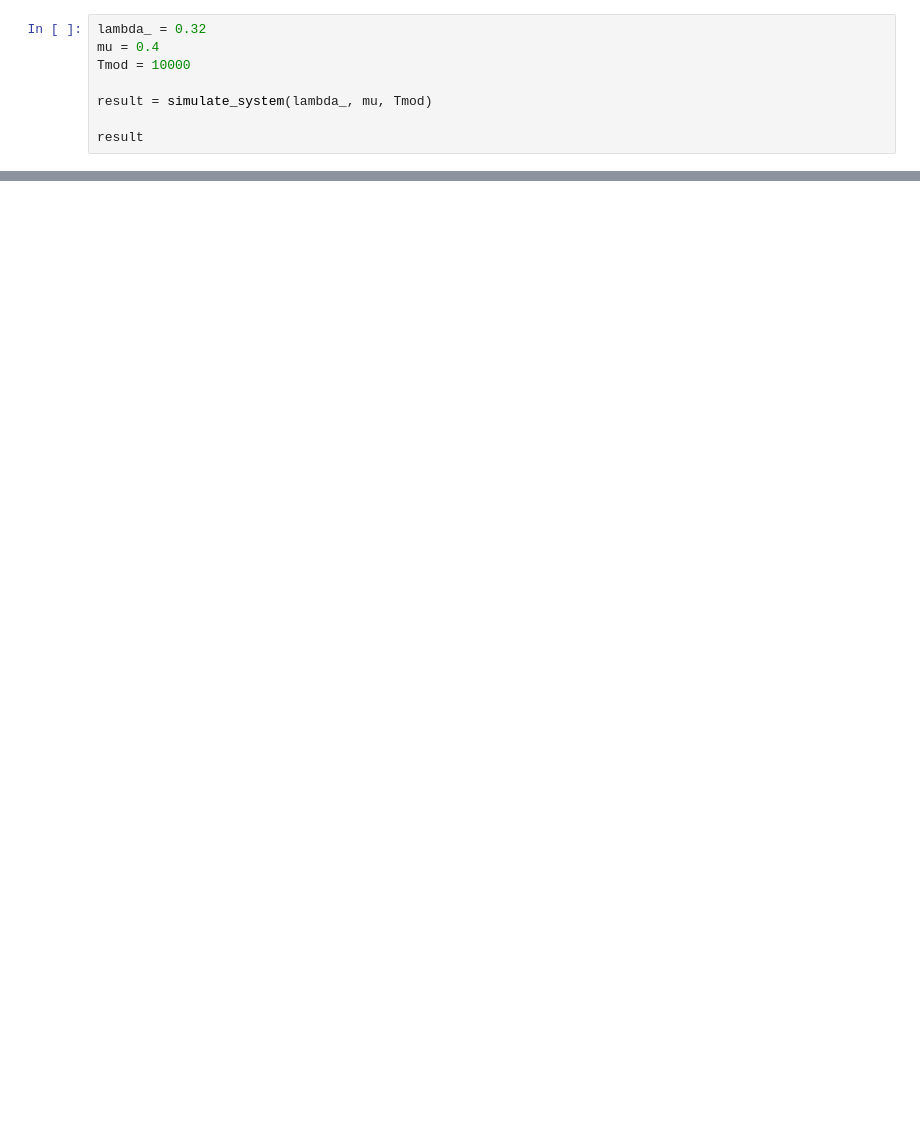
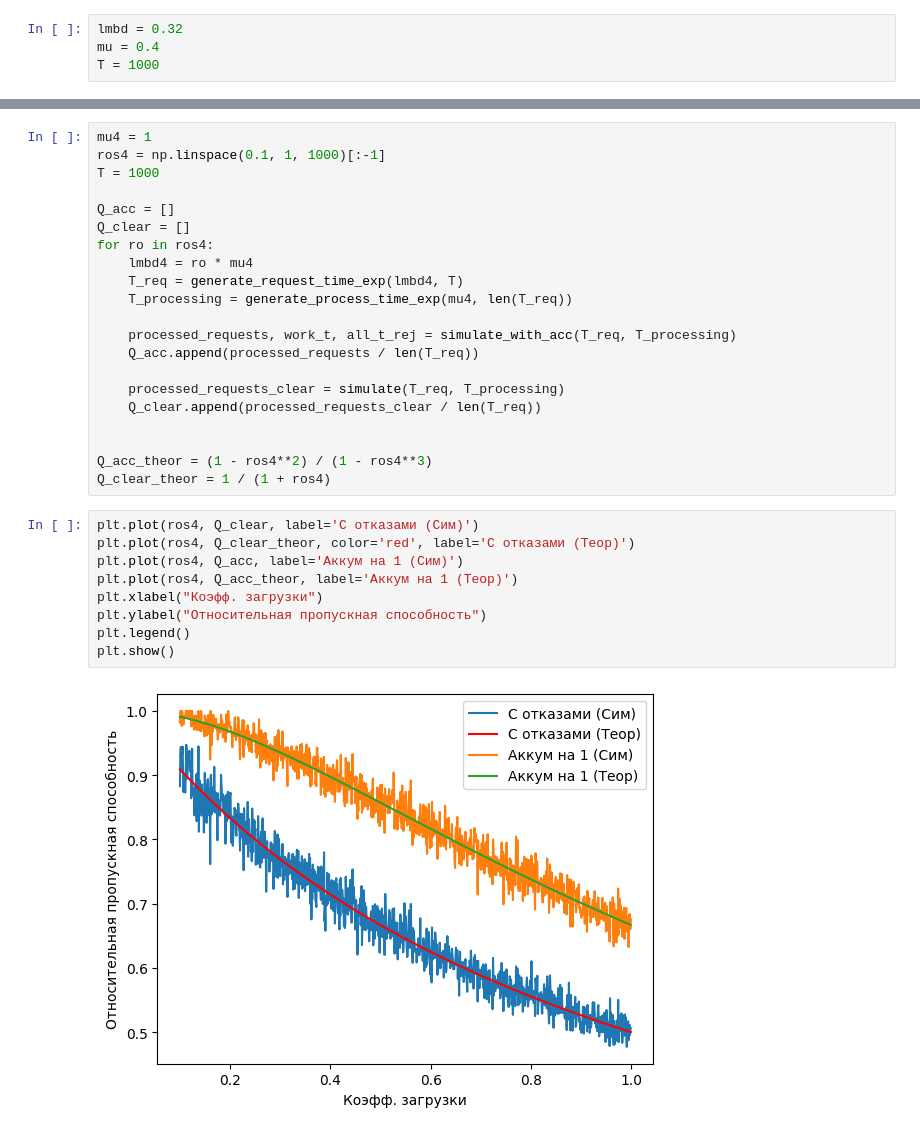
Before and after one commit to Sypoo1/mtuci-highload, a Jupyter notebook: lab6/Lab6.ipynb, the cells around one changed output, grey strips where cells are left out. Cells and saved outputs as stored; diff of their text form; blank space fills up the shorter version.

```diff
--- a/lab6/Lab6.ipynb
+++ b/lab6/Lab6.ipynb
@@ -95,8 +54,4 @@ def simulate_system(lambda_, mu, Tmod):
 # %%
-lambda_ = 0.32
+lmbd = 0.32
 mu = 0.4
-Tmod = 10000
-
-result = simulate_system(lambda_, mu, Tmod)
-
-result
+T = 1000
@@ -266,0 +153,32 @@ plt.show()
+# %%
+mu4 = 1
+ros4 = np.linspace(0.1, 1, 1000)[:-1]
+T = 1000
+
+Q_acc = []
+Q_clear = []
+for ro in ros4:
+    lmbd4 = ro * mu4
+    T_req = generate_request_time_exp(lmbd4, T)
+    T_processing = generate_process_time_exp(mu4, len(T_req))
+
+    processed_requests, work_t, all_t_rej = simulate_with_acc(T_req, T_processing)
+    Q_acc.append(processed_requests / len(T_req))
+
+    processed_requests_clear = simulate(T_req, T_processing)
+    Q_clear.append(processed_requests_clear / len(T_req))
+
+
+Q_acc_theor = (1 - ros4**2) / (1 - ros4**3)
+Q_clear_theor = 1 / (1 + ros4)
+# %%
+plt.plot(ros4, Q_clear, label='С отказами (Сим)')
+plt.plot(ros4, Q_clear_theor, color='red', label='С отказами (Теор)')
+plt.plot(ros4, Q_acc, label='Аккум на 1 (Сим)')
+plt.plot(ros4, Q_acc_theor, label='Аккум на 1 (Теор)')
+plt.xlabel("Коэфф. загрузки")
+plt.ylabel("Относительная пропускная способность")
+plt.legend()
+plt.show()
+# %% [output]
+[figure, added]
```
Also changed, not shown: parts of 25 cells of this notebook.
